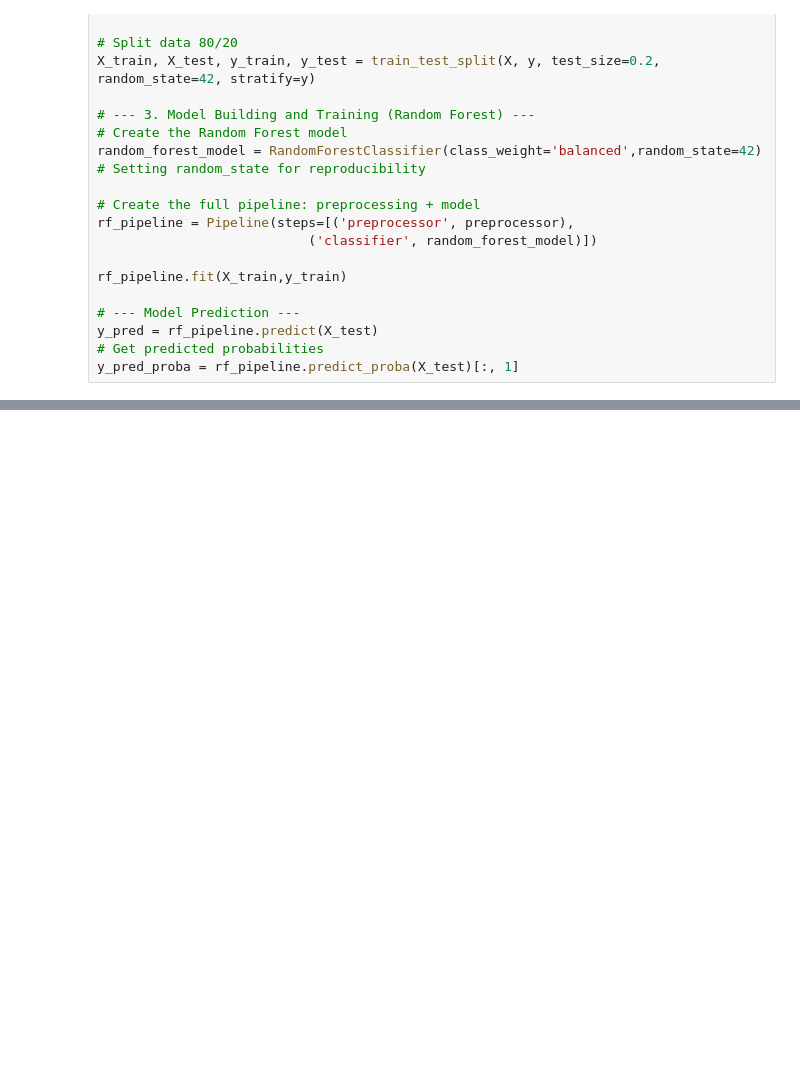
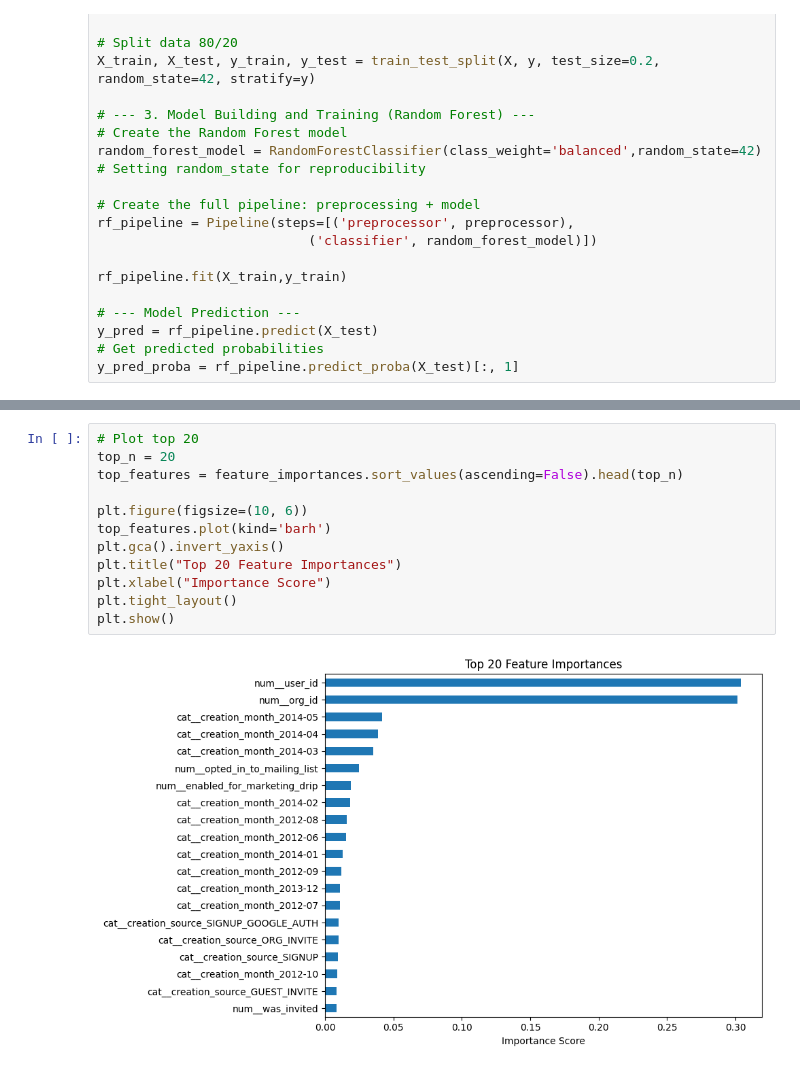
Before and after one commit to BTExpress1/relax, a Jupyter notebook: Relax.ipynb, the cells around one changed output, grey strips where cells are left out. Saved outputs shown, nothing was run; the diff lists cells and outputs as text; blank space fills up the shorter version.

```diff
--- a/Relax.ipynb
+++ b/Relax.ipynb
@@ -351,0 +391,14 @@ feature_importances.head(20)
+# %%
+# Plot top 20
+top_n = 20
+top_features = feature_importances.sort_values(ascending=False).head(top_n)
+
+plt.figure(figsize=(10, 6))
+top_features.plot(kind='barh')
+plt.gca().invert_yaxis()
+plt.title("Top 20 Feature Importances")
+plt.xlabel("Importance Score")
+plt.tight_layout()
+plt.show()
+# %% [output]
+[figure, added]
```
Also changed, not shown: parts of 5 cells of this notebook.
